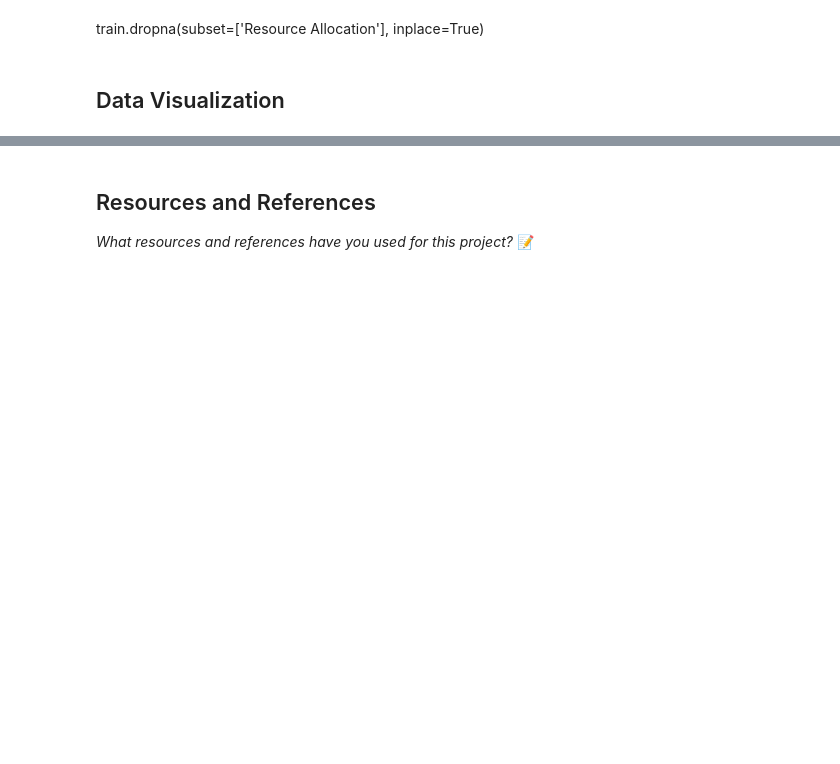
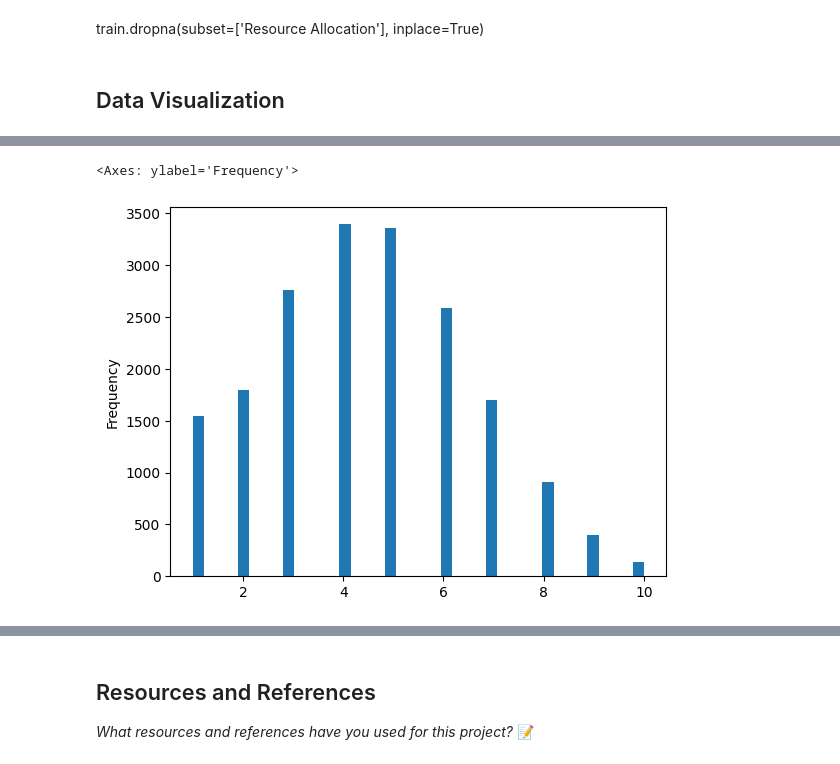
Before and after one commit to IT4063C-Fall24/final-project-cortesne, a Jupyter notebook: source.ipynb, the cells around one changed output, grey strips where cells are left out. Saved outputs shown, nothing was run; the diff lists cells and outputs as text; code cells hidden in the pictures; blank space fills up the shorter version.

```diff
--- a/source.ipynb
+++ b/source.ipynb
@@ -169,0 +158,5 @@ memory usage: 1.6+ MB
+# %%
+train['Resource Allocation'].plot.hist(bins=40)
+# %% [output]
+<Axes: ylabel='Frequency'>
+[figure, added]
```
Also changed, not shown: parts of 5 cells of this notebook.
